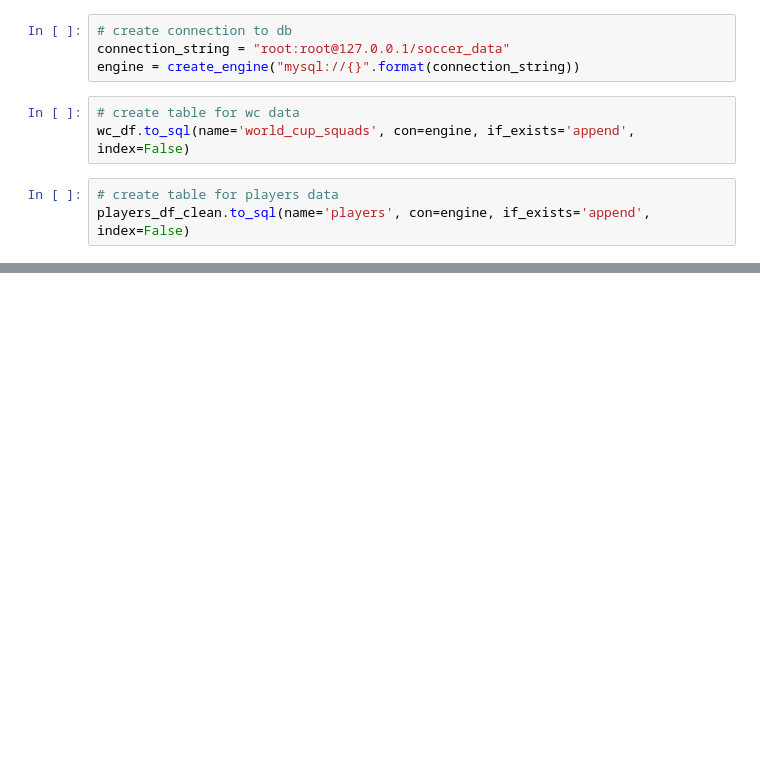
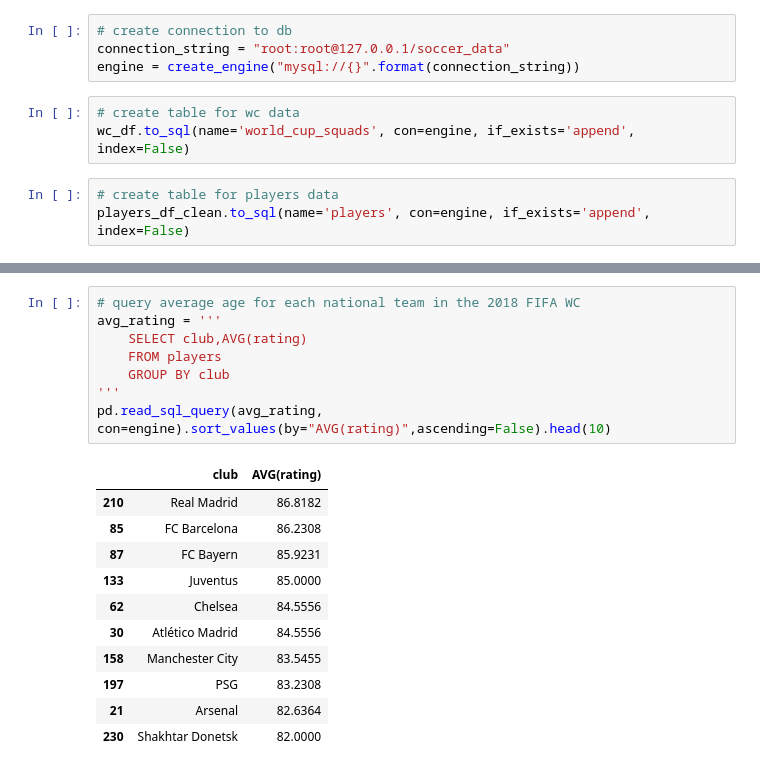
Before and after one commit to deottoni/ETL_Soccer_Data, a Jupyter notebook: soccer_etl.ipynb, the cells around one changed output, grey strips where cells are left out. Saved outputs shown, nothing was run; the diff lists cells and outputs as text; blank space fills up the shorter version.

```diff
--- a/soccer_etl.ipynb
+++ b/soccer_etl.ipynb
@@ -114,0 +141,20 @@ pd.read_sql_query('select * from players', con=engine).head()
+# %%
+# query average age for each national team in the 2018 FIFA WC
+avg_rating = '''
+    SELECT club,AVG(rating)
+    FROM players
+    GROUP BY club
+'''
+pd.read_sql_query(avg_rating, con=engine).sort_values(by="AVG(rating)",ascending=False).head(10)
+# %% [output]
+|  | club | AVG(rating) |
+| 210 | Real Madrid | 86.8182 |
+| 85 | FC Barcelona | 86.2308 |
+| 87 | FC Bayern | 85.9231 |
+| 133 | Juventus | 85.0000 |
+| 62 | Chelsea | 84.5556 |
+| 30 | Atlético Madrid | 84.5556 |
+| 158 | Manchester City | 83.5455 |
+| 197 | PSG | 83.2308 |
+| 21 | Arsenal | 82.6364 |
+| 230 | Shakhtar Donetsk | 82.0000 |
```
Also changed, not shown: parts of 1 cell of this notebook, 4 other files.
